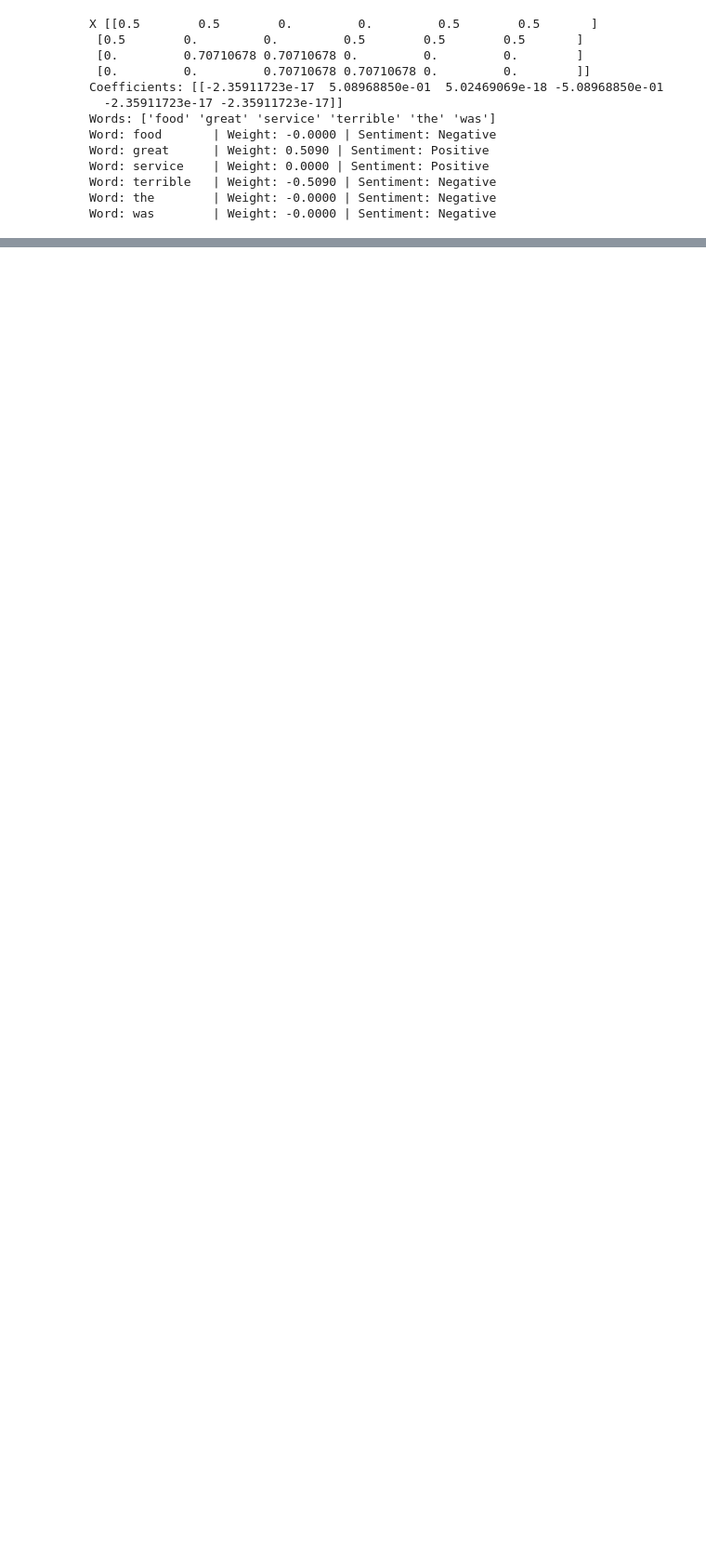
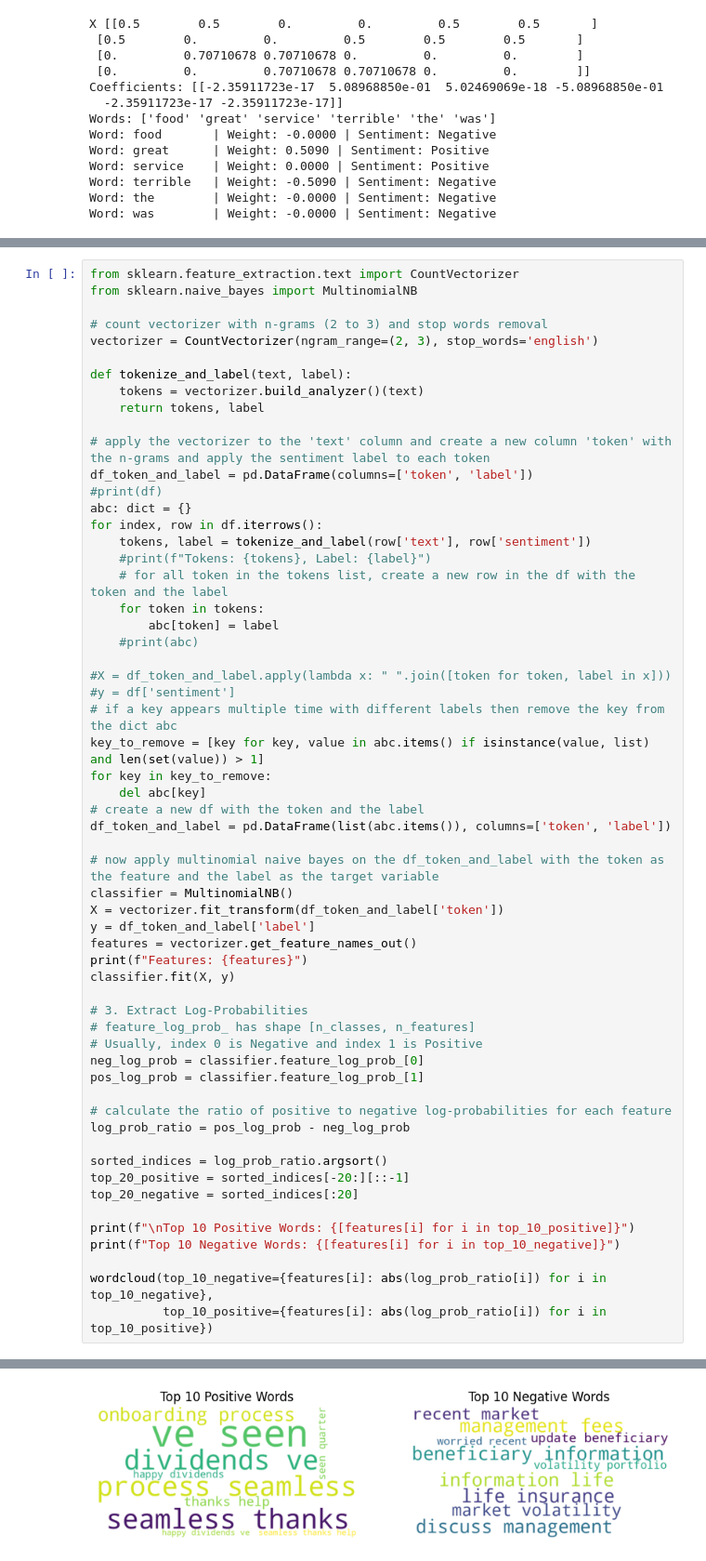
Before and after one commit to dvipin2/local_expriments, a Jupyter notebook: another_exp.ipynb, the cells around one changed output, grey strips where cells are left out. Shown at 93% size. Cells and saved outputs as stored; diff of their text form; blank space fills up the shorter version.

```diff
--- a/another_exp.ipynb
+++ b/another_exp.ipynb
@@ -259,0 +400,59 @@ Word: was        | Weight: -0.0000 | Sentiment: Negative
+# %%
+from sklearn.feature_extraction.text import CountVectorizer
+from sklearn.naive_bayes import MultinomialNB
+
+# count vectorizer with n-grams (2 to 3) and stop words removal
+vectorizer = CountVectorizer(ngram_range=(2, 3), stop_words='english')
+
+def tokenize_and_label(text, label):
+    tokens = vectorizer.build_analyzer()(text)
+    return tokens, label
+
+# apply the vectorizer to the 'text' column and create a new column 'token' with the n-grams and apply the sentiment label to each token
+df_token_and_label = pd.DataFrame(columns=['token', 'label'])
+#print(df)
+abc: dict = {}
+for index, row in df.iterrows():
+    tokens, label = tokenize_and_label(row['text'], row['sentiment'])
+    #print(f"Tokens: {tokens}, Label: {label}")
+    # for all token in the tokens list, create a new row in the df with the token and the label
+    for token in tokens:
+        abc[token] = label
+    #print(abc)
+
+#X = df_token_and_label.apply(lambda x: " ".join([token for token, label in x]))
+#y = df['sentiment']
+# if a key appears multiple time with different labels then remove the key from the dict abc
+key_to_remove = [key for key, value in abc.items() if isinstance(value, list) and len(set(value)) > 1]
+for key in key_to_remove:
+    del abc[key]
+# create a new df with the token and the label
+df_token_and_label = pd.DataFrame(list(abc.items()), columns=['token', 'label'])
+
+# now apply multinomial naive bayes on the df_token_and_label with the token as the feature and the label as the target variable
+classifier = MultinomialNB()
+X = vectorizer.fit_transform(df_token_and_label['token'])
+y = df_token_and_label['label']
+features = vectorizer.get_feature_names_out()
+print(f"Features: {features}")
+classifier.fit(X, y)
+
+# 3. Extract Log-Probabilities
+# feature_log_prob_ has shape [n_classes, n_features]
+# Usually, index 0 is Negative and index 1 is Positive
+neg_log_prob = classifier.feature_log_prob_[0]
+pos_log_prob = classifier.feature_log_prob_[1]
+
+# calculate the ratio of positive to negative log-probabilities for each feature
+log_prob_ratio = pos_log_prob - neg_log_prob
+
+sorted_indices = log_prob_ratio.argsort()
+top_20_positive = sorted_indices[-20:][::-1]
+top_20_negative = sorted_indices[:20]
+
+print(f"\nTop 10 Positive Words: {[features[i] for i in top_10_positive]}")
+print(f"Top 10 Negative Words: {[features[i] for i in top_10_negative]}")
+
+wordcloud(top_10_negative={features[i]: abs(log_prob_ratio[i]) for i in top_10_negative},
+          top_10_positive={features[i]: abs(log_prob_ratio[i]) for i in top_10_positive})
+# %% [output]
@@ -259,0 +478 @@ Word: was        | Weight: -0.0000 | Sentiment: Negative
+[figure, added]
```
Also changed, not shown: parts of 8 cells of this notebook.
